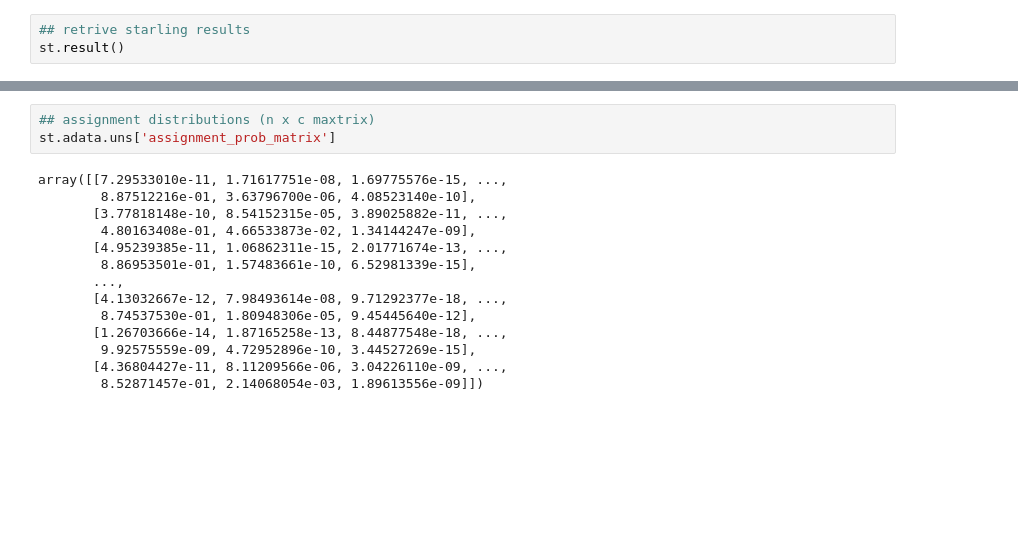
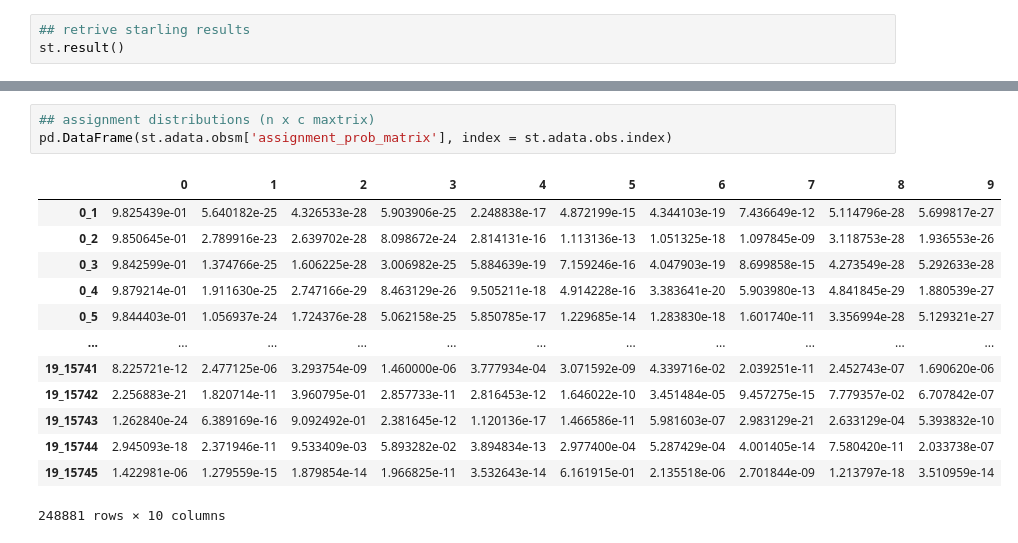
Before and after one commit to camlab-bioml/starling, a Jupyter notebook: tutorial.ipynb, the cells around one changed output, grey strips where cells are left out. Saved outputs shown, nothing was run; the diff lists cells and outputs as text; blank space fills up the shorter version.

```diff
--- a/tutorial.ipynb
+++ b/tutorial.ipynb
@@ -109,17 +116,17 @@ st.adata.uns['st_exp_centroids']
 # %%
 ## assignment distributions (n x c maxtrix)
-st.adata.uns['assignment_prob_matrix']
+pd.DataFrame(st.adata.obsm['assignment_prob_matrix'], index = st.adata.obs.index)
 # %% [output]
+|  | 0 | 1 | 2 | 3 | 4 | 5 | 6 | 7 | 8 | 9 |
+| 0_1 | 9.825439e-01 | 5.640182e-25 | 4.326533e-28 | 5.903906e-25 | 2.248838e-17 | 4.872199e-15 | 4.344103e-19 | 7.436649e-12 | 5.114796e-28 | 5.699817e-27 |
+| 0_2 | 9.850645e-01 | 2.789916e-23 | 2.639702e-28 | 8.098672e-24 | 2.814131e-16 | 1.113136e-13 | 1.051325e-18 | 1.097845e-09 | 3.118753e-28 | 1.936553e-26 |
+| 0_3 | 9.842599e-01 | 1.374766e-25 | 1.606225e-28 | 3.006982e-25 | 5.884639e-19 | 7.159246e-16 | 4.047903e-19 | 8.699858e-15 | 4.273549e-28 | 5.292633e-28 |
+| 0_4 | 9.879214e-01 | 1.911630e-25 | 2.747166e-29 | 8.463129e-26 | 9.505211e-18 | 4.914228e-16 | 3.383641e-20 | 5.903980e-13 | 4.841845e-29 | 1.880539e-27 |
+| 0_5 | 9.844403e-01 | 1.056937e-24 | 1.724376e-28 | 5.062158e-25 | 5.850785e-17 | 1.229685e-14 | 1.283830e-18 | 1.601740e-11 | 3.356994e-28 | 5.129321e-27 |
+| ... | ... | ... | ... | ... | ... | ... | ... | ... | ... | ... |
+| 19_15741 | 8.225721e-12 | 2.477125e-06 | 3.293754e-09 | 1.460000e-06 | 3.777934e-04 | 3.071592e-09 | 4.339716e-02 | 2.039251e-11 | 2.452743e-07 | 1.690620e-06 |
+| 19_15742 | 2.256883e-21 | 1.820714e-11 | 3.960795e-01 | 2.857733e-11 | 2.816453e-12 | 1.646022e-10 | 3.451484e-05 | 9.457275e-15 | 7.779357e-02 | 6.707842e-07 |
+| 19_15743 | 1.262840e-24 | 6.389169e-16 | 9.092492e-01 | 2.381645e-12 | 1.120136e-17 | 1.466586e-11 | 5.981603e-07 | 2.983129e-21 | 2.633129e-04 | 5.393832e-10 |
+| 19_15744 | 2.945093e-18 | 2.371946e-11 | 9.533409e-03 | 5.893282e-02 | 3.894834e-13 | 2.977400e-04 | 5.287429e-04 | 4.001405e-14 | 7.580420e-11 | 2.033738e-07 |
+| 19_15745 | 1.422981e-06 | 1.279559e-15 | 1.879854e-14 | 1.966825e-11 | 3.532643e-14 | 6.161915e-01 | 2.135518e-06 | 2.701844e-09 | 1.213797e-18 | 3.510959e-14 |
-array([[7.29533010e-11, 1.71617751e-08, 1.69775576e-15, ...,
-        8.87512216e-01, 3.63796700e-06, 4.08523140e-10],
-       [3.77818148e-10, 8.54152315e-05, 3.89025882e-11, ...,
-        4.80163408e-01, 4.66533873e-02, 1.34144247e-09],
-       [4.95239385e-11, 1.06862311e-15, 2.01771674e-13, ...,
-        8.86953501e-01, 1.57483661e-10, 6.52981339e-15],
-       ...,
-       [4.13032667e-12, 7.98493614e-08, 9.71292377e-18, ...,
-        8.74537530e-01, 1.80948306e-05, 9.45445640e-12],
-       [1.26703666e-14, 1.87165258e-13, 8.44877548e-18, ...,
-        9.92575559e-09, 4.72952896e-10, 3.44527269e-15],
-       [4.36804427e-11, 8.11209566e-06, 3.04226110e-09, ...,
-        8.52871457e-01, 2.14068054e-03, 1.89613556e-09]])
+248881 rows × 10 columns
```
Also changed, not shown: parts of 9 cells of this notebook, 2 other files.
